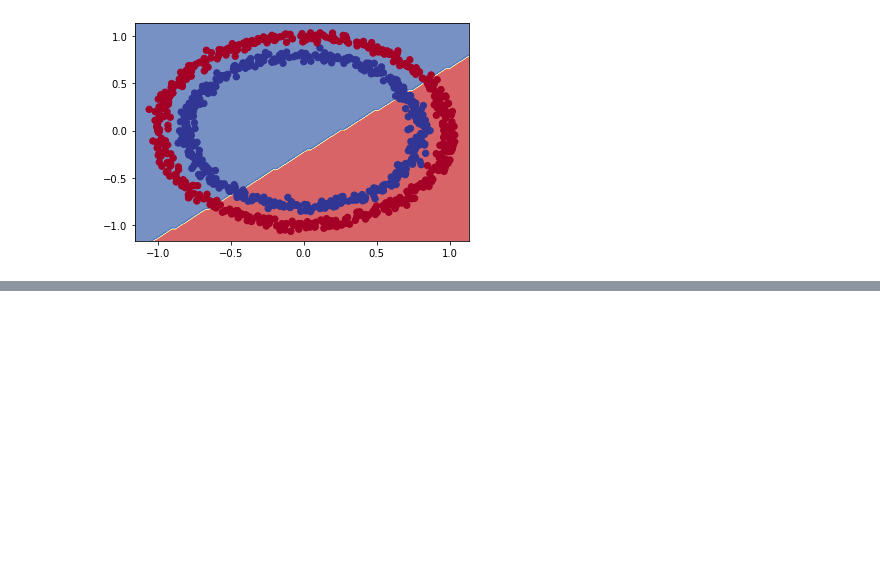
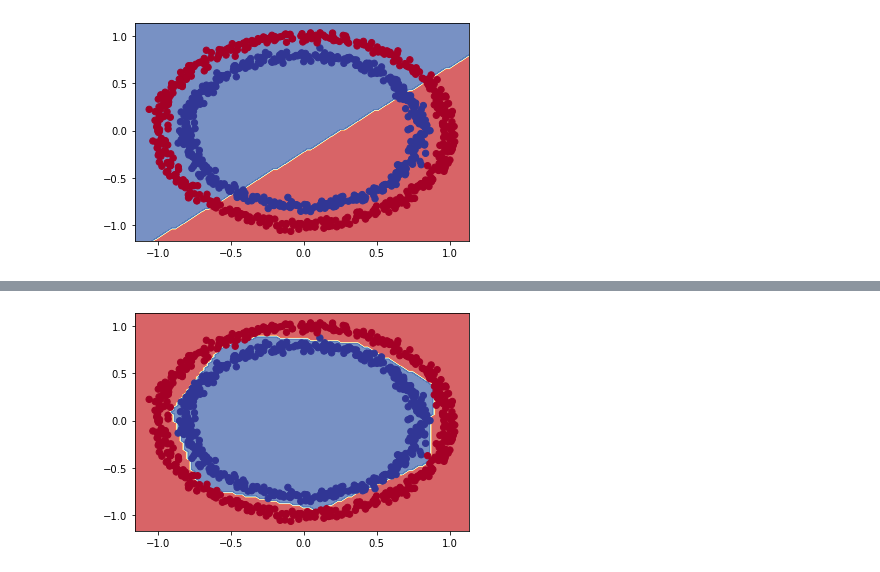
Before and after one commit to Janadhi14/tensorflow-test, a Jupyter notebook: Classification.ipynb, the cells around one changed output, grey strips where cells are left out. Cells and saved outputs as stored; diff of their text form; code cells hidden in the pictures; blank space fills up the shorter version.

```diff
--- a/Classification.ipynb
+++ b/Classification.ipynb
@@ -308,0 +441,4 @@ Epoch 100/100
+# %%
+# plotting new boundary
+plot_decision_boundary(model_4, X, y )
+# %% [output]
@@ -308,0 +447 @@ Epoch 100/100
+[figure, added]
```
Also changed, not shown: parts of 15 cells of this notebook.
